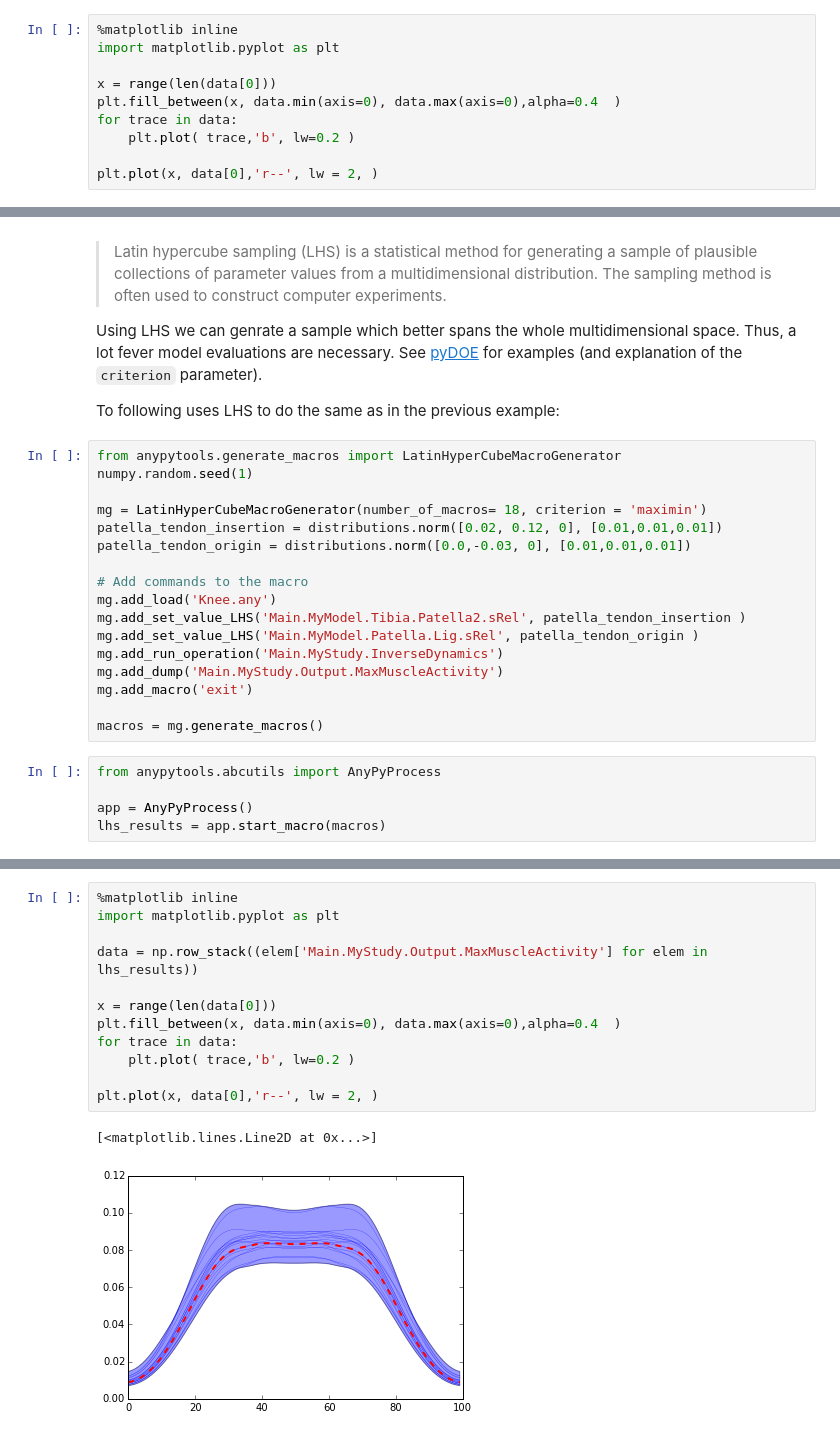
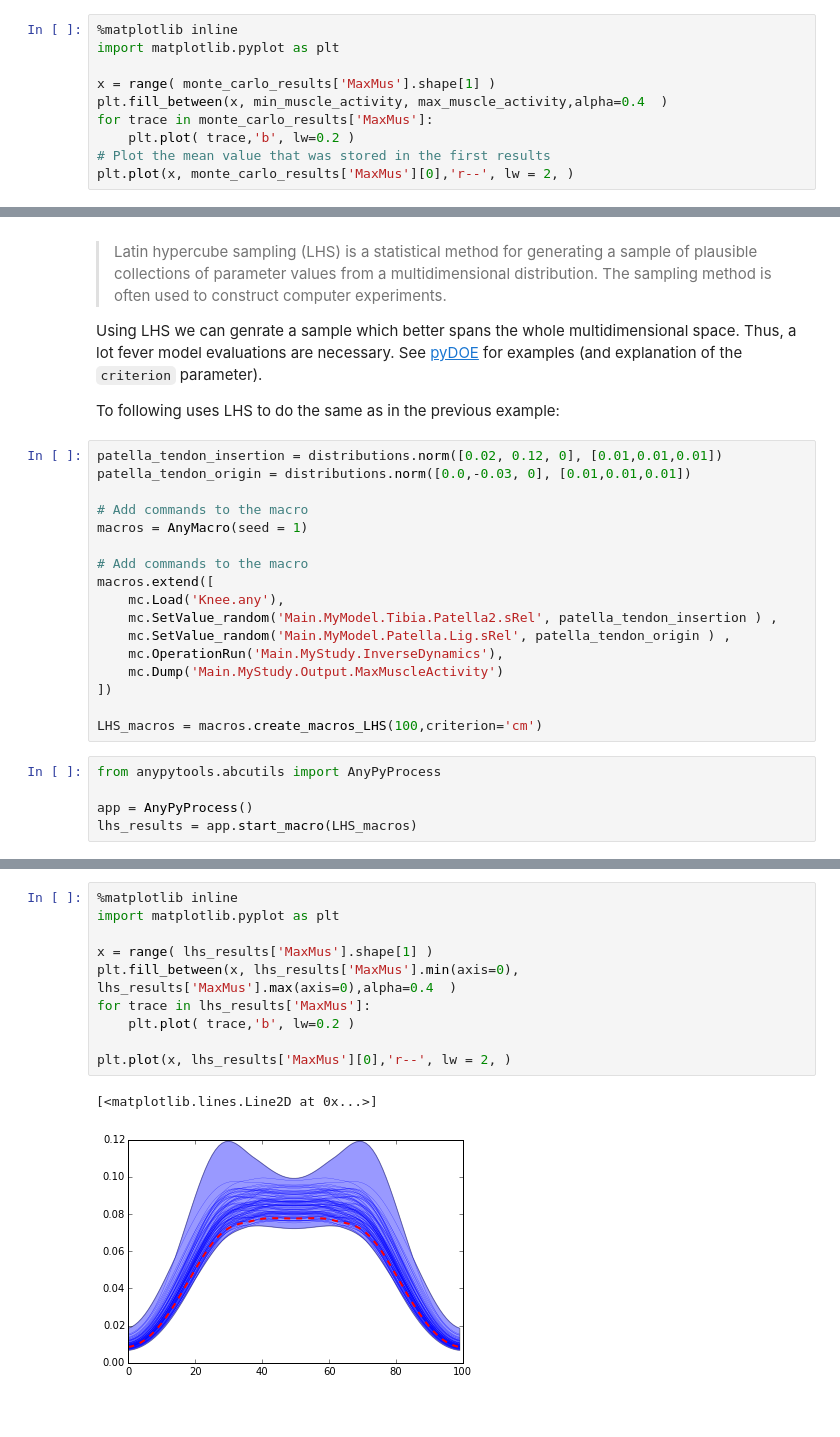
Before and after one commit to AnyBody-Research-Group/AnyPyTools, a Jupyter notebook: Tutorial/05_Monte_Carlo_studies_etc.ipynb, the cells around one changed output, grey strips where cells are left out. Cells and saved outputs as stored; diff of their text form.

Commit message:
Updated tutorials with new macro functionality.

```diff
--- a/Tutorial/05_Monte_Carlo_studies_etc.ipynb
+++ b/Tutorial/05_Monte_Carlo_studies_etc.ipynb
@@ -75,11 +101,11 @@ Finaly we can plot the result of the Monte Carlo study
 %matplotlib inline
 import matplotlib.pyplot as plt
 
-x = range(len(data[0]))
-plt.fill_between(x, data.min(axis=0), data.max(axis=0),alpha=0.4  )
-for trace in data:
+x = range( monte_carlo_results['MaxMus'].shape[1] )
+plt.fill_between(x, min_muscle_activity, max_muscle_activity,alpha=0.4  )
+for trace in monte_carlo_results['MaxMus']:
     plt.plot( trace,'b', lw=0.2 )
-
-plt.plot(x, data[0],'r--', lw = 2, )
+# Plot the mean value that was stored in the first results
+plt.plot(x, monte_carlo_results['MaxMus'][0],'r--', lw = 2, )
 # %% [output]
 [<matplotlib.lines.Line2D at 0x...>]
@@ -96,25 +122,25 @@ Using LHS we can genrate a sample which better spans the whole multidimensional
 
 To following uses LHS to do the same as in the previous example:
 # %%
-from anypytools.generate_macros import LatinHyperCubeMacroGenerator
-numpy.random.seed(1)
-
-mg = LatinHyperCubeMacroGenerator(number_of_macros= 18, criterion = 'maximin')
 patella_tendon_insertion = distributions.norm([0.02, 0.12, 0], [0.01,0.01,0.01])
 patella_tendon_origin = distributions.norm([0.0,-0.03, 0], [0.01,0.01,0.01])
 
 # Add commands to the macro
-mg.add_load('Knee.any')
-mg.add_set_value_LHS('Main.MyModel.Tibia.Patella2.sRel', patella_tendon_insertion )
-mg.add_set_value_LHS('Main.MyModel.Patella.Lig.sRel', patella_tendon_origin )
-mg.add_run_operation('Main.MyStudy.InverseDynamics')
-mg.add_dump('Main.MyStudy.Output.MaxMuscleActivity')
-mg.add_macro('exit')
+macros = AnyMacro(seed = 1)
 
-macros = mg.generate_macros()
+# Add commands to the macro
+macros.extend([
+    mc.Load('Knee.any'),
+    mc.SetValue_random('Main.MyModel.Tibia.Patella2.sRel', patella_tendon_insertion ) ,
+    mc.SetValue_random('Main.MyModel.Patella.Lig.sRel', patella_tendon_origin ) ,
+    mc.OperationRun('Main.MyStudy.InverseDynamics'),
+    mc.Dump('Main.MyStudy.Output.MaxMuscleActivity')
+])
+
+LHS_macros = macros.create_macros_LHS(100,criterion='cm')
 # %%
 from anypytools.abcutils import AnyPyProcess
 
 app = AnyPyProcess()
-lhs_results = app.start_macro(macros)
+lhs_results = app.start_macro(LHS_macros)
 # %% [output]
@@ -123,15 +149,13 @@ Total time: 1.4 seconds
 # %%
 %matplotlib inline
 import matplotlib.pyplot as plt
 
-data = np.row_stack((elem['Main.MyStudy.Output.MaxMuscleActivity'] for elem in lhs_results))
-
-x = range(len(data[0]))
-plt.fill_between(x, data.min(axis=0), data.max(axis=0),alpha=0.4  )
-for trace in data:
+x = range( lhs_results['MaxMus'].shape[1] )
+plt.fill_between(x, lhs_results['MaxMus'].min(axis=0), lhs_results['MaxMus'].max(axis=0),alpha=0.4  )
+for trace in lhs_results['MaxMus']:
     plt.plot( trace,'b', lw=0.2 )
 
-plt.plot(x, data[0],'r--', lw = 2, )
+plt.plot(x, lhs_results['MaxMus'][0],'r--', lw = 2, )
 # %% [output]
 [<matplotlib.lines.Line2D at 0x...>]
-[figure, old version]
+[figure, new version]
```
Also changed, not shown: parts of 15 cells of this notebook, 3 other files.
